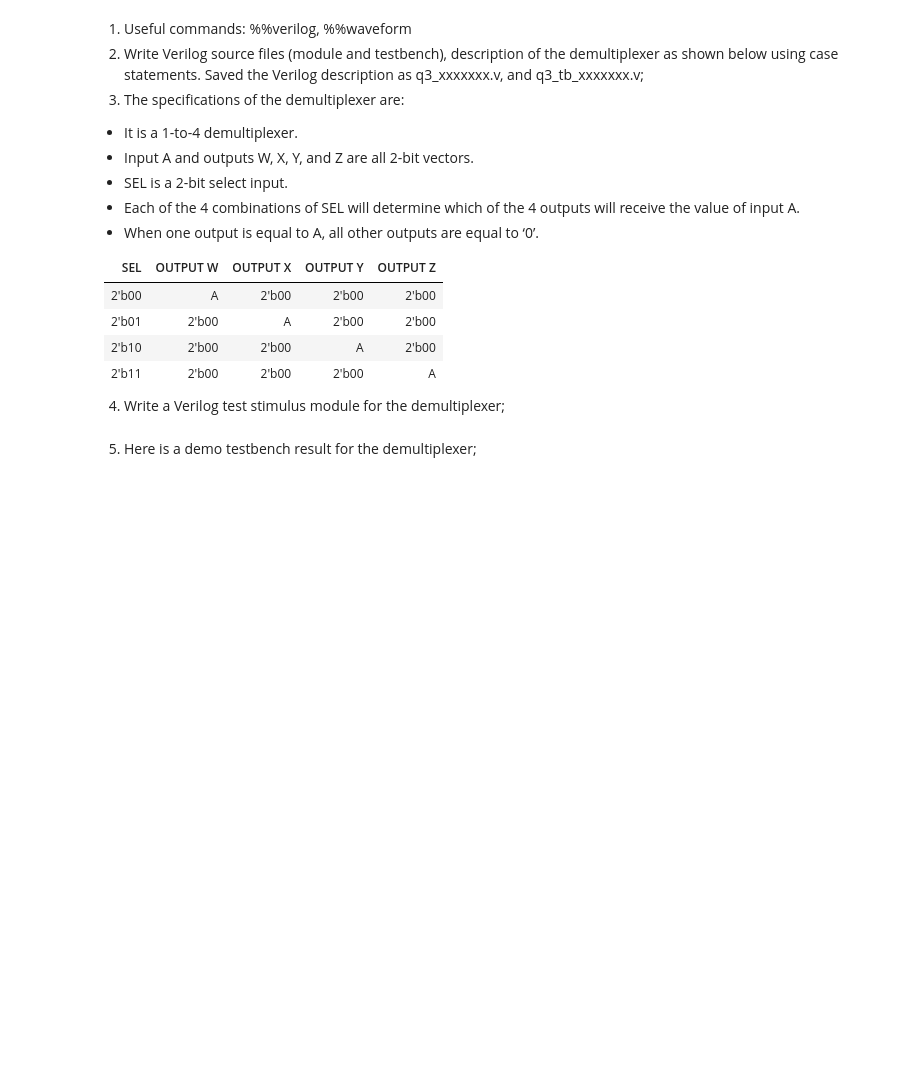
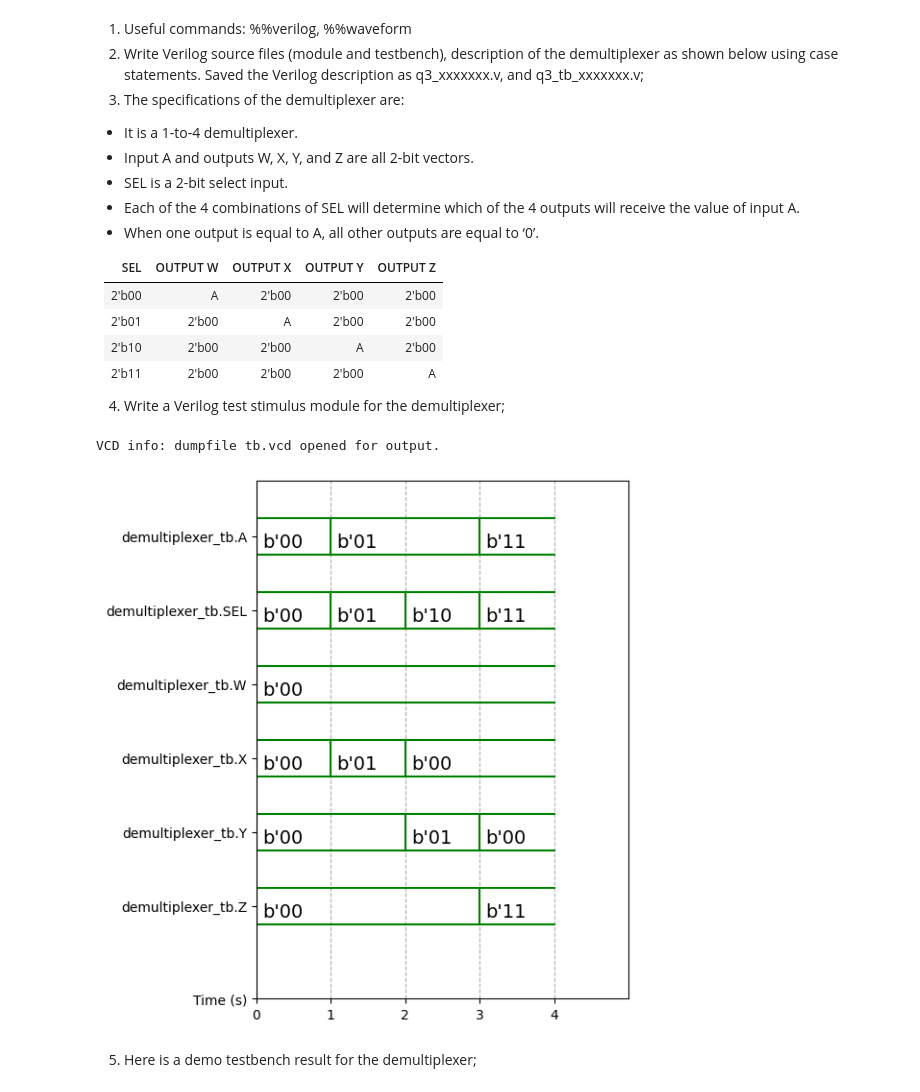
Before and after one commit to friyk/DSL-30.110, a Jupyter notebook: HW3/VerilogGitHomework.ipynb, the cells around one changed output. Cells and saved outputs as stored; diff of their text form; code cells hidden in the pictures; blank space fills up the shorter version.

```diff
--- a/HW3/VerilogGitHomework.ipynb
+++ b/HW3/VerilogGitHomework.ipynb
@@ -208,3 +248,81 @@ endmodule
+# %%
+%%verilog
+
+//!DO NOT MODIFY MODULE NAME AND PORT NAME!
+module demultiplexer(
+    input [1:0]A,
+    input [1:0]SEL,
+    output [1:0]W,
+    output [1:0]X,
+    output [1:0]Y,
+    output [1:0]Z
+    );
+reg [1:0]W_reg;
+reg [1:0]X_reg;
+reg [1:0]Y_reg;
+reg [1:0]Z_reg;
+
+assign W = W_reg;
+assign X = X_reg;
+assign Y = Y_reg;
+assign Z = Z_reg;
+
+always @(SEL or A) begin
+  case (SEL)
+    2'b00: begin W_reg = A; X_reg = 2'b00; Y_reg = 2'b00; Z_reg = 2'b00; end
+    2'b01: begin W_reg = 2'b00; X_reg = A; Y_reg = 2'b00; Z_reg = 2'b00; end
+    2'b10: begin W_reg = 2'b00; X_reg = 2'b00; Y_reg = A; Z_reg = 2'b00; end
+    2'b11: begin W_reg = 2'b00; X_reg = 2'b00; Y_reg = 2'b00; Z_reg = A; end
+
+  endcase
+end
+
+endmodule
+////
+
+module demultiplexer_tb();
+
+reg [1:0]A;
+reg [1:0]SEL;
+wire [1:0]W;
+wire [1:0]X;
+wire [1:0]Y;
+wire [1:0]Z;
+
+demultiplexer demultiplexer_u0(
+    .A(A),
+    .SEL(SEL),
+    .W(W),
+    .X(X),
+    .Y(Y),
+    .Z(Z)
+);
+
+initial begin
+  $dumpfile("tb.vcd");
+  $dumpvars(0,demultiplexer_tb);
+  A = 2'b00;
+  SEL = 2'b00;
+
+  #1 SEL = 2'b01; A = 2'b01;
+  #1 SEL = 2'b10;
+  #1 SEL = 2'b11; A = 2'b11;
+  #1 $finish;
+
+  $dumpoff;
+end
+
+endmodule
+# %% [output]
+VCD info: dumpfile tb.vcd opened for output.
+# %%
+%%waveform tb.vcd
+sign_list = ['demultiplexer_tb.A','demultiplexer_tb.SEL','demultiplexer_tb.W','demultiplexer_tb.X','demultiplexer_tb.Y','demultiplexer_tb.Z']
+time_begin = 0
+time_end = 4
+base = 'bin' # bin, dec, dec2, hex, octal
+# %% [output]
+[figure, added]
 # %% [markdown]
 5. Here is a demo testbench result for the demultiplexer;
 # %% [markdown]
```
Also changed, not shown: parts of 12 cells of this notebook.
